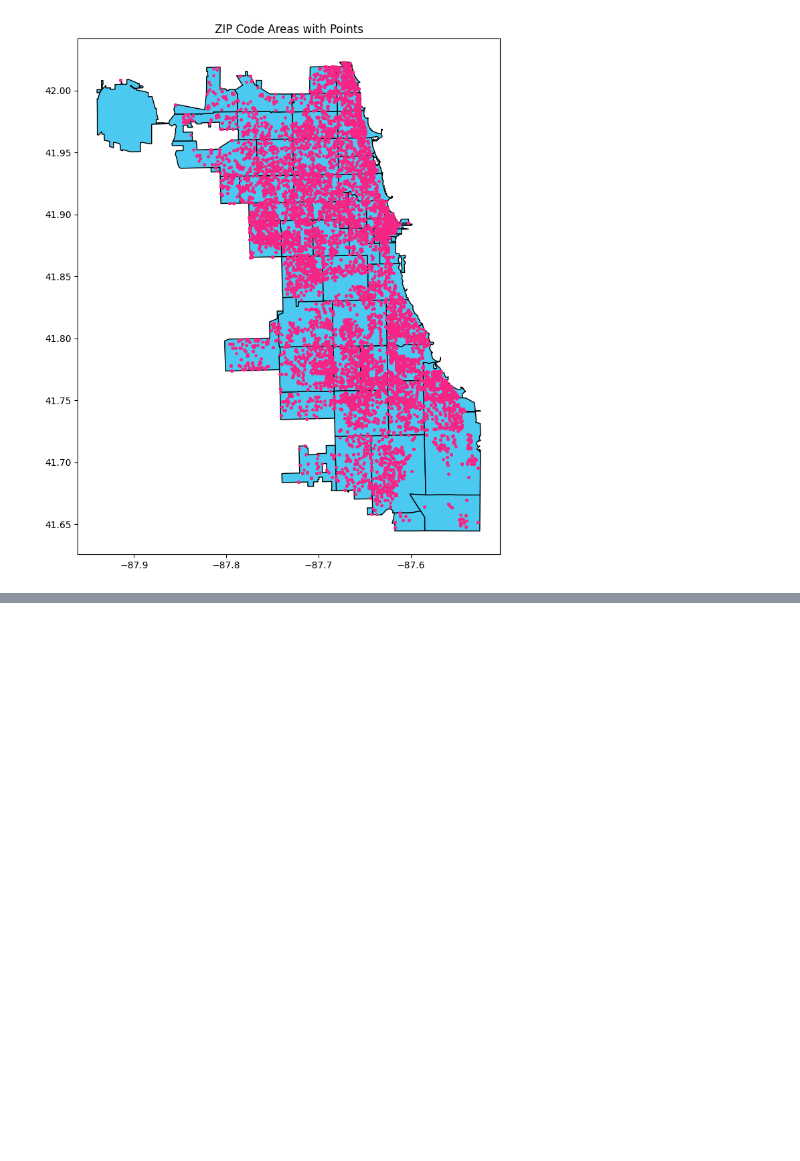
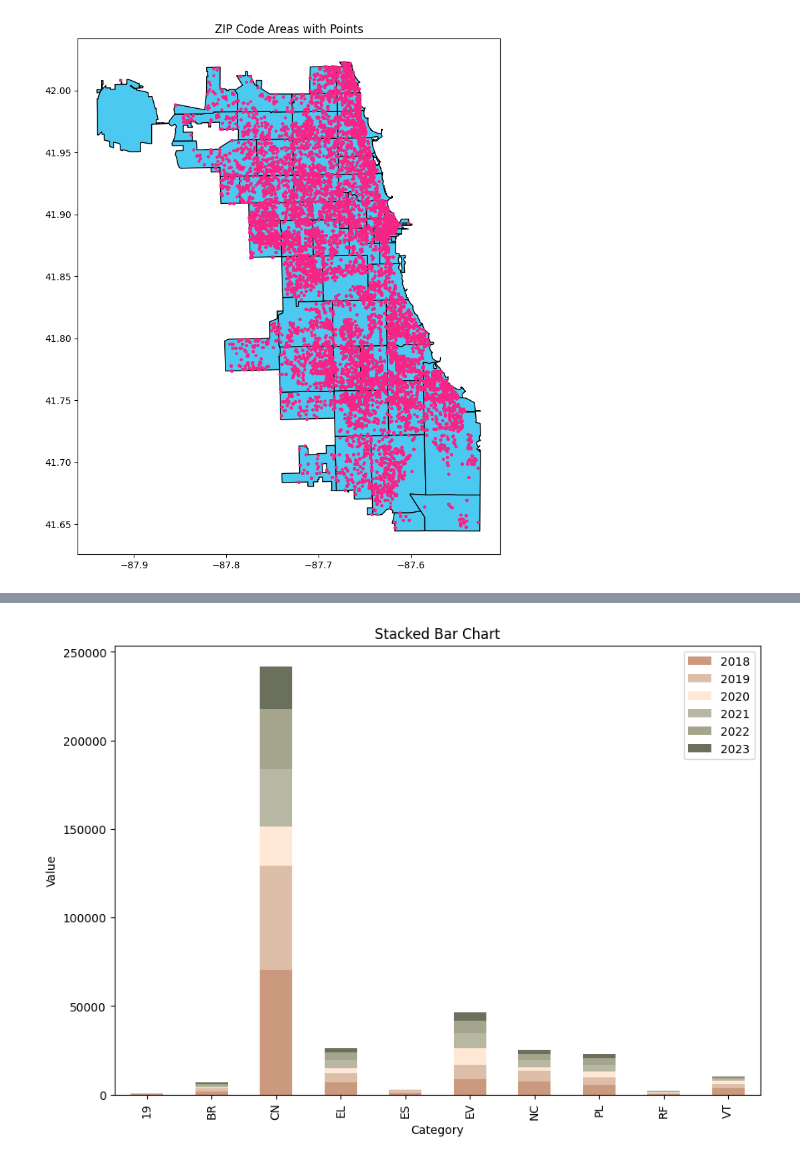
Before and after one commit to uic-cs424/assignment-2-chicago-bears, a Jupyter notebook: main.ipynb, the cells around one changed output, grey strips where cells are left out. Saved outputs shown, nothing was run; the diff lists cells and outputs as text; code cells hidden in the pictures; blank space fills up the shorter version.

```diff
--- a/main.ipynb
+++ b/main.ipynb
@@ -206,0 +209,32 @@ plt.show()
+# %%
+violation_counts_2018 = df_2018[['VIOLATION CODE']]
+violation_counts_2019 = df_2019[['VIOLATION CODE']]
+violation_counts_2020 = df_2020[['VIOLATION CODE']]
+violation_counts_2021 = df_2021[['VIOLATION CODE']]
+violation_counts_2022 = df_2022[['VIOLATION CODE']]
+violation_counts_2023 = df_2023[['VIOLATION CODE']]
+
+violation_counts_2018.loc[:, 'VIOLATION CODE'] = violation_counts_2018['VIOLATION CODE'].str.slice(0, 2)
+violation_counts_2019.loc[:, 'VIOLATION CODE'] = violation_counts_2019['VIOLATION CODE'].str.slice(0, 2)
+violation_counts_2020.loc[:, 'VIOLATION CODE'] = violation_counts_2020['VIOLATION CODE'].str.slice(0, 2)
+violation_counts_2021.loc[:, 'VIOLATION CODE'] = violation_counts_2021['VIOLATION CODE'].str.slice(0, 2)
+violation_counts_2022.loc[:, 'VIOLATION CODE'] = violation_counts_2022['VIOLATION CODE'].str.slice(0, 2)
+violation_counts_2023.loc[:, 'VIOLATION CODE'] = violation_counts_2023['VIOLATION CODE'].str.slice(0, 2)
+
+violation_counts_2018 = violation_counts_2018.groupby('VIOLATION CODE').size().reset_index(name='2018')
+violation_counts_2019 = violation_counts_2019.groupby('VIOLATION CODE').size().reset_index(name='2019')
+violation_counts_2020 = violation_counts_2020.groupby('VIOLATION CODE').size().reset_index(name='2020')
+violation_counts_2021 = violation_counts_2021.groupby('VIOLATION CODE').size().reset_index(name='2021')
+violation_counts_2022 = violation_counts_2022.groupby('VIOLATION CODE').size().reset_index(name='2022')
+violation_counts_2023 = violation_counts_2023.groupby('VIOLATION CODE').size().reset_index(name='2023')
+
+vioaltion_counts = violation_counts_2018
+
+vioaltion_counts = violation_counts_2018.merge(violation_counts_2019,on='VIOLATION CODE').merge(violation_counts_2020,on='VIOLATION CODE').merge(violation_counts_2021,on='VIOLATION CODE').merge(violation_counts_2022,on='VIOLATION CODE').merge(violation_counts_2023,on='VIOLATION CODE')
+ax = vioaltion_counts.plot(x='VIOLATION CODE', kind='bar', color=['#cb997e', '#ddbea9', '#ffe8d6', '#b7b7a4', '#a5a58d', '#6b705c'], stacked=True, figsize=(10,7))
+plt.title('Stacked Bar Chart')
+plt.xlabel('Category')
+plt.ylabel('Value')
+plt.show()
+# %% [output]
+[figure, added]
```
Also changed, not shown: parts of 2 cells of this notebook.
